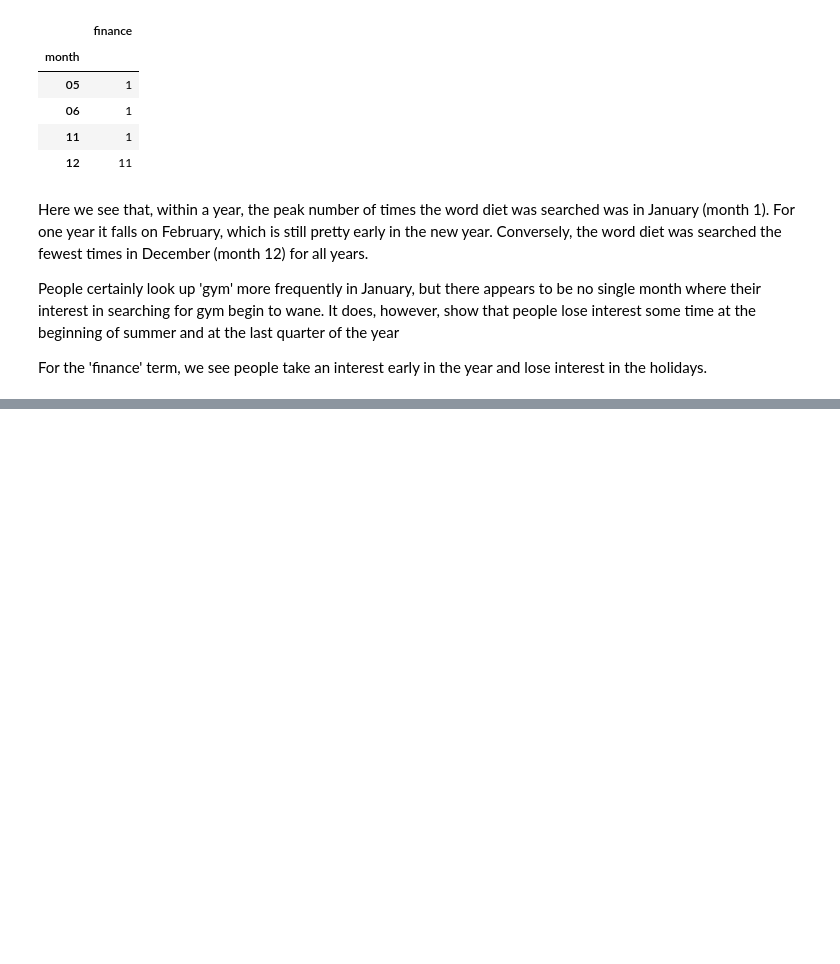
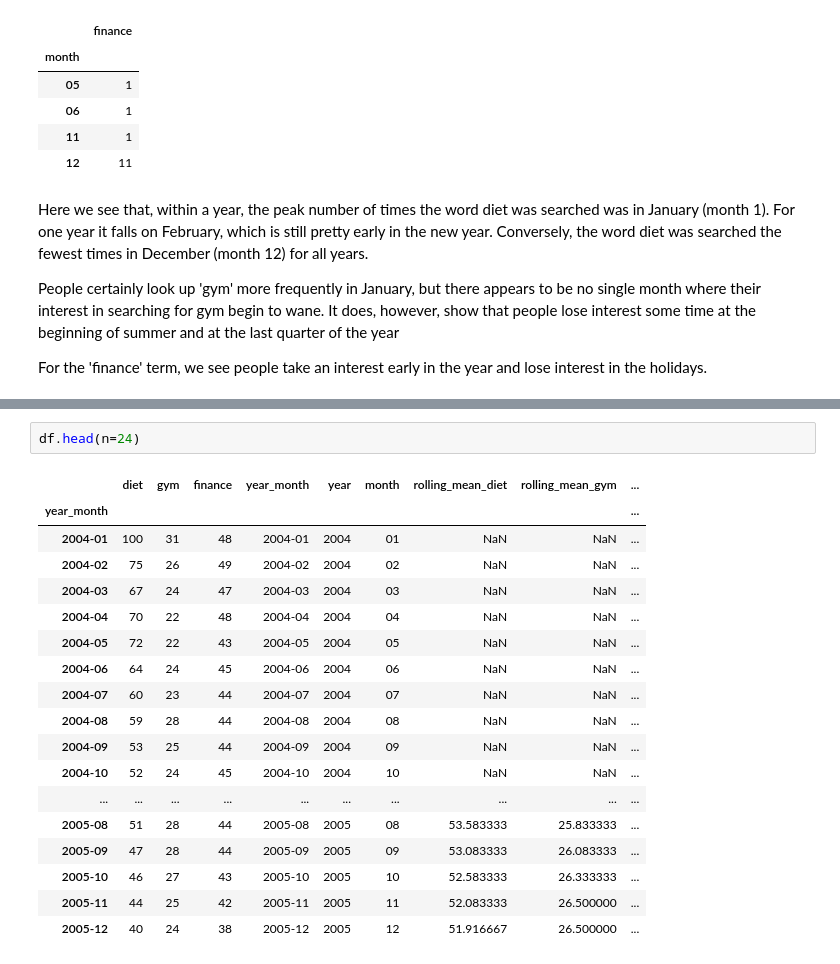
Before and after one commit to palpen/time_series_using_python, a Jupyter notebook: time_series_analysis.ipynb, the cells around one changed output, grey strips where cells are left out. Saved outputs shown, nothing was run; the diff lists cells and outputs as text; blank space fills up the shorter version.

```diff
--- a/time_series_analysis.ipynb
+++ b/time_series_analysis.ipynb
@@ -160,0 +157,21 @@ For the 'finance' term, we see people take an interest early in the year and los
+# %%
+df.head(n=24)
+# %% [output]
+|  | diet | gym | finance | year_month | year | month | rolling_mean_diet | rolling_mean_gym | ... |
+| year_month |  |  |  |  |  |  |  |  | ... |
+| 2004-01 | 100 | 31 | 48 | 2004-01 | 2004 | 01 | NaN | NaN | ... |
+| 2004-02 | 75 | 26 | 49 | 2004-02 | 2004 | 02 | NaN | NaN | ... |
+| 2004-03 | 67 | 24 | 47 | 2004-03 | 2004 | 03 | NaN | NaN | ... |
+| 2004-04 | 70 | 22 | 48 | 2004-04 | 2004 | 04 | NaN | NaN | ... |
+| 2004-05 | 72 | 22 | 43 | 2004-05 | 2004 | 05 | NaN | NaN | ... |
+| 2004-06 | 64 | 24 | 45 | 2004-06 | 2004 | 06 | NaN | NaN | ... |
+| 2004-07 | 60 | 23 | 44 | 2004-07 | 2004 | 07 | NaN | NaN | ... |
+| 2004-08 | 59 | 28 | 44 | 2004-08 | 2004 | 08 | NaN | NaN | ... |
+| 2004-09 | 53 | 25 | 44 | 2004-09 | 2004 | 09 | NaN | NaN | ... |
+| 2004-10 | 52 | 24 | 45 | 2004-10 | 2004 | 10 | NaN | NaN | ... |
+| ... | ... | ... | ... | ... | ... | ... | ... | ... | ... |
+| 2005-08 | 51 | 28 | 44 | 2005-08 | 2005 | 08 | 53.583333 | 25.833333 | ... |
+| 2005-09 | 47 | 28 | 44 | 2005-09 | 2005 | 09 | 53.083333 | 26.083333 | ... |
+| 2005-10 | 46 | 27 | 43 | 2005-10 | 2005 | 10 | 52.583333 | 26.333333 | ... |
+| 2005-11 | 44 | 25 | 42 | 2005-11 | 2005 | 11 | 52.083333 | 26.500000 | ... |
+| 2005-12 | 40 | 24 | 38 | 2005-12 | 2005 | 12 | 51.916667 | 26.500000 | ... |
```
Also changed, not shown: parts of 13 cells of this notebook.
